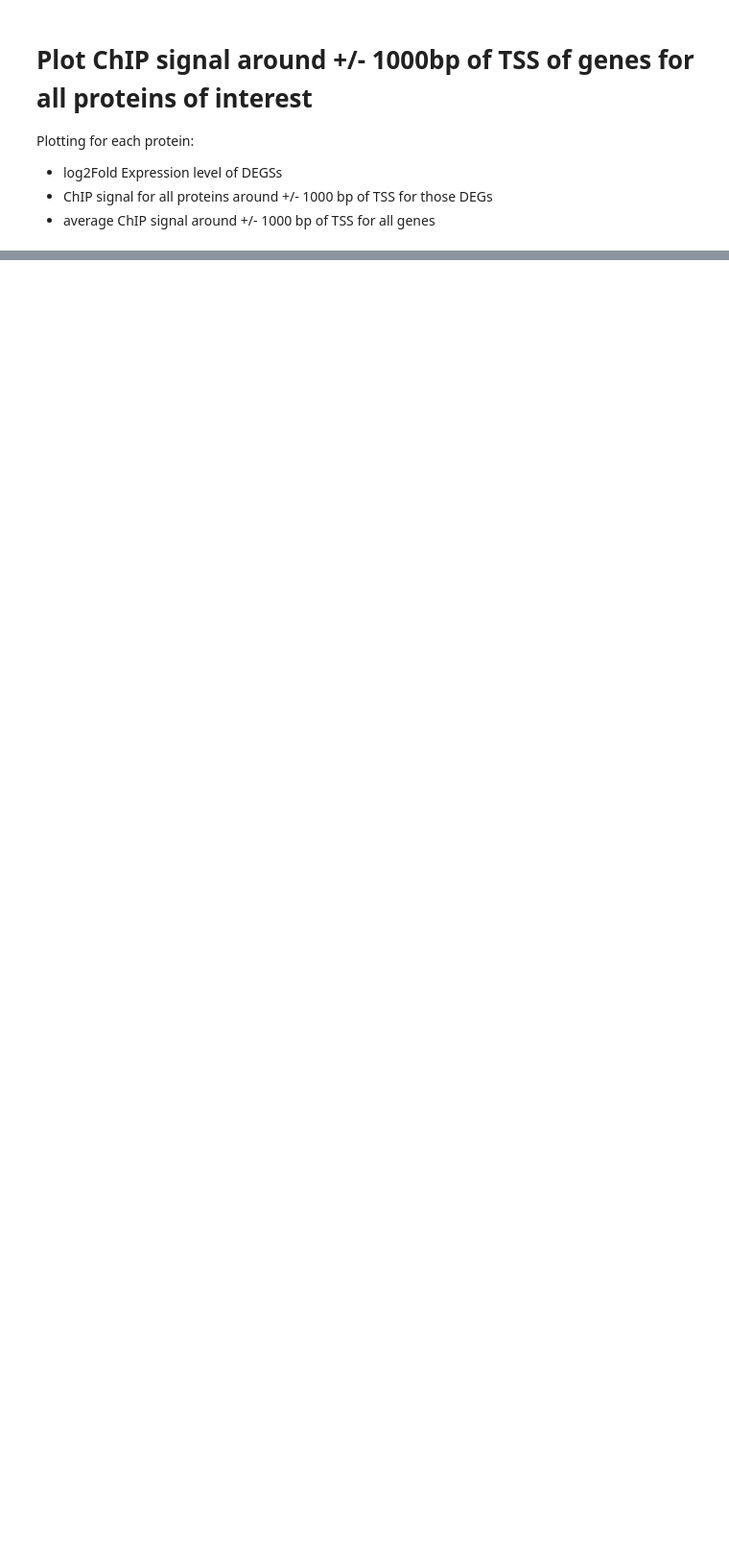
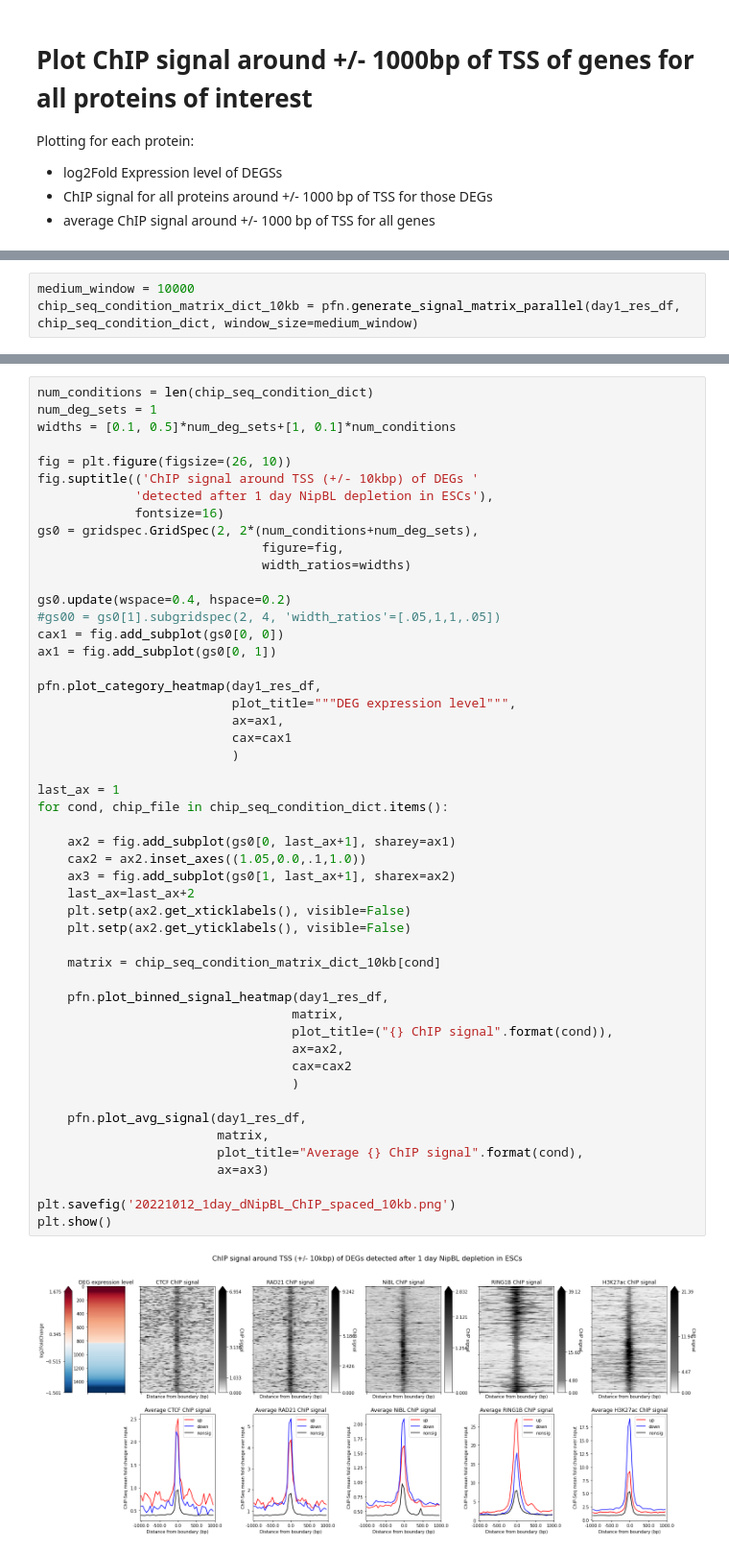
Before and after one commit to Bozhie/transcription_3Dfolding, a Jupyter notebook: transcription_3dfolding/transcription_data_analysis/20221011_dNipBL_Chip_signal.ipynb, the cells around one changed output, grey strips where cells are left out. Shown at 96% size. Saved outputs shown, nothing was run; the diff lists cells and outputs as text; blank space fills up the shorter version.

```diff
--- a/transcription_3dfolding/transcription_data_analysis/20221011_dNipBL_Chip_signal.ipynb
+++ b/transcription_3dfolding/transcription_data_analysis/20221011_dNipBL_Chip_signal.ipynb
@@ -216,0 +162,3 @@ for cond, chip_file in chip_seq_condition_dict.items():
+# %%
+medium_window = 10000
+chip_seq_condition_matrix_dict_10kb = pfn.generate_signal_matrix_parallel(day1_res_df, chip_seq_condition_dict, window_size=medium_window)
@@ -216,0 +167,52 @@ for cond, chip_file in chip_seq_condition_dict.items():
+# %%
+num_conditions = len(chip_seq_condition_dict)
+num_deg_sets = 1
+widths = [0.1, 0.5]*num_deg_sets+[1, 0.1]*num_conditions
+
+fig = plt.figure(figsize=(26, 10))
+fig.suptitle(('ChIP signal around TSS (+/- 10kbp) of DEGs '
+             'detected after 1 day NipBL depletion in ESCs'),
+             fontsize=16)
+gs0 = gridspec.GridSpec(2, 2*(num_conditions+num_deg_sets),
+                              figure=fig,
+                              width_ratios=widths)
+
+gs0.update(wspace=0.4, hspace=0.2)
+#gs00 = gs0[1].subgridspec(2, 4, 'width_ratios'=[.05,1,1,.05])
+cax1 = fig.add_subplot(gs0[0, 0])
+ax1 = fig.add_subplot(gs0[0, 1])
+
+pfn.plot_category_heatmap(day1_res_df,
+                          plot_title="""DEG expression level""",
+                          ax=ax1,
+                          cax=cax1
+                          )
+
+last_ax = 1
+for cond, chip_file in chip_seq_condition_dict.items():
+
+    ax2 = fig.add_subplot(gs0[0, last_ax+1], sharey=ax1)
+    cax2 = ax2.inset_axes((1.05,0.0,.1,1.0))
+    ax3 = fig.add_subplot(gs0[1, last_ax+1], sharex=ax2)
+    last_ax=last_ax+2
+    plt.setp(ax2.get_xticklabels(), visible=False)
+    plt.setp(ax2.get_yticklabels(), visible=False)
+
+    matrix = chip_seq_condition_matrix_dict_10kb[cond]
+
+    pfn.plot_binned_signal_heatmap(day1_res_df,
+                                  matrix,
+                                  plot_title=("{} ChIP signal".format(cond)),
+                                  ax=ax2,
+                                  cax=cax2
+                                  )
+
+    pfn.plot_avg_signal(day1_res_df,
+                        matrix,
+                        plot_title="Average {} ChIP signal".format(cond),
+                        ax=ax3)
+
+plt.savefig('20221012_1day_dNipBL_ChIP_spaced_10kb.png')
+plt.show()
+# %% [output]
+[figure, added]
```
Also changed, not shown: parts of 11 cells of this notebook, 2 other files.
